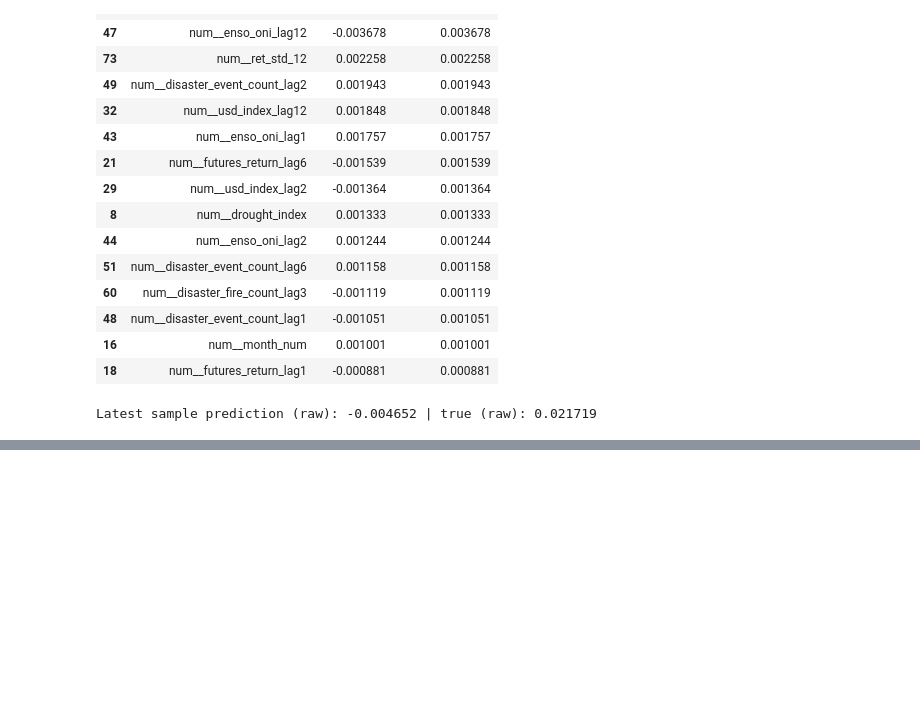
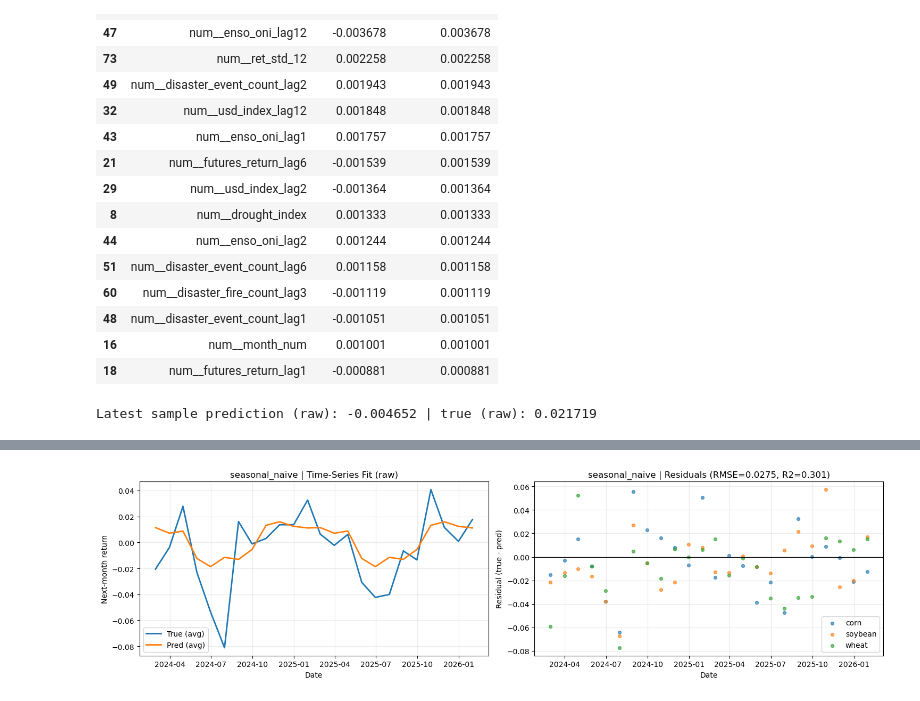
Before and after one commit to SankeerthR1/EAS508-Statistics, a Jupyter notebook: scripts/ml_response_feature_exploration.ipynb, the cells around one changed output, grey strips where cells are left out. Drawn from its saved outputs; the diff is of its cells as text; code cells hidden in the pictures; blank space fills up the shorter version.

```diff
--- a/scripts/ml_response_feature_exploration.ipynb
+++ b/scripts/ml_response_feature_exploration.ipynb
@@ -931,0 +927,93 @@ Latest sample prediction (raw): -0.004652 | true (raw): 0.021719
+# %%
+# Per-model fit visualization (time-series)
+import matplotlib.pyplot as plt
+from sklearn.base import clone
+
+plot_variant = "raw"  # raw / deseason / deseason_winsor
+plot_models = [m for m in ["seasonal_naive", "ridge", "elastic_net", "hist_gbdt", "xgboost", "lightgbm"] if m in models]
+
+unique_months_plot = np.sort(model_df["date"].unique())
+window_len_plot = 24
+if len(unique_months_plot) < 48:
+    raise ValueError("Need at least 48 monthly points for fit visualization")
+
+final_cutoff_plot = unique_months_plot[-window_len_plot]
+train_plot = model_df[model_df["date"] < final_cutoff_plot].copy()
+test_plot = model_df[model_df["date"] >= final_cutoff_plot].copy()
+
+X_train_plot = train_plot[feature_cols]
+X_test_plot = test_plot[feature_cols]
+y_train_plot, _, y_test_raw_plot, target_meta_plot = build_target_variant(
+    train_df=train_plot,
+    test_df=test_plot,
+    target_col=target_col,
+    variant=plot_variant,
+)
+
+numeric_cols_plot = X_train_plot.select_dtypes(include=["number"]).columns.tolist()
+categorical_cols_plot = [c for c in feature_cols if c not in numeric_cols_plot]
+
+preprocess_plot = ColumnTransformer(
+    transformers=[
+        ("num", Pipeline([
+            ("imputer", SimpleImputer(strategy="median")),
+            ("winsor", Winsorizer(lower_q=0.01, upper_q=0.99)),
+            ("scaler", RobustScaler()),
+        ]), numeric_cols_plot),
+        ("cat", Pipeline([
+            ("imputer", SimpleImputer(strategy="most_frequent")),
+            ("onehot", OneHotEncoder(handle_unknown="ignore")),
+        ]), categorical_cols_plot),
+    ]
+)
+
+seasonal_baseline_plot = train_plot.groupby(["commodity", "month_num"])[target_col].mean().to_dict()
+seasonal_global_plot = float(train_plot[target_col].mean())
+
+for model_name in plot_models:
+    if model_name == "seasonal_naive":
+        pred_raw_plot = test_plot.apply(
+            lambda r: seasonal_baseline_plot.get((r["commodity"], r["month_num"]), seasonal_global_plot),
+            axis=1,
+        ).to_numpy()
+    else:
+        pipe_plot = Pipeline([
+            ("preprocess", preprocess_plot),
+            ("model", clone(models[model_name])),
+        ])
+        pipe_plot.fit(X_train_plot, y_train_plot)
+        pred_transformed_plot = pipe_plot.predict(X_test_plot)
+        pred_raw_plot = pred_transformed_plot if plot_variant == "raw" else pred_transformed_plot + target_meta_plot["test_seasonal"]
+
+    fit_df = test_plot[["date", "commodity"]].copy()
+    fit_df["y_true"] = y_test_raw_plot.to_numpy()
+    fit_df["y_pred"] = np.asarray(pred_raw_plot)
+    fit_df["resid"] = fit_df["y_true"] - fit_df["y_pred"]
+
+    ts_df = fit_df.groupby("date", as_index=False)[["y_true", "y_pred"]].mean().sort_values("date")
+    rmse_m = mean_squared_error(fit_df["y_true"], fit_df["y_pred"]) ** 0.5
+    r2_m = r2_score(fit_df["y_true"], fit_df["y_pred"])
+
+    fig, axes = plt.subplots(1, 2, figsize=(15, 4.2))
+
+    axes[0].plot(ts_df["date"], ts_df["y_true"], linewidth=2, label="True (avg)")
+    axes[0].plot(ts_df["date"], ts_df["y_pred"], linewidth=2, label="Pred (avg)")
+    axes[0].set_title(f"{model_name} | Time-Series Fit ({plot_variant})")
+    axes[0].set_xlabel("Date")
+    axes[0].set_ylabel("Next-month return")
+    axes[0].legend(loc="best")
+    axes[0].grid(alpha=0.25)
+
+    for commodity_name, g in fit_df.groupby("commodity"):
+        axes[1].scatter(g["date"], g["resid"], s=18, alpha=0.65, label=commodity_name)
+    axes[1].axhline(0.0, color="black", linewidth=1)
+    axes[1].set_title(f"{model_name} | Residuals (RMSE={rmse_m:.4f}, R2={r2_m:.3f})")
+    axes[1].set_xlabel("Date")
+    axes[1].set_ylabel("Residual (true - pred)")
+    axes[1].legend(loc="best")
+    axes[1].grid(alpha=0.25)
+
+    plt.tight_layout()
+    plt.show()
+# %% [output]
+[figure, added]
```
Also changed, not shown: parts of 2 cells of this notebook, 1 other file.
